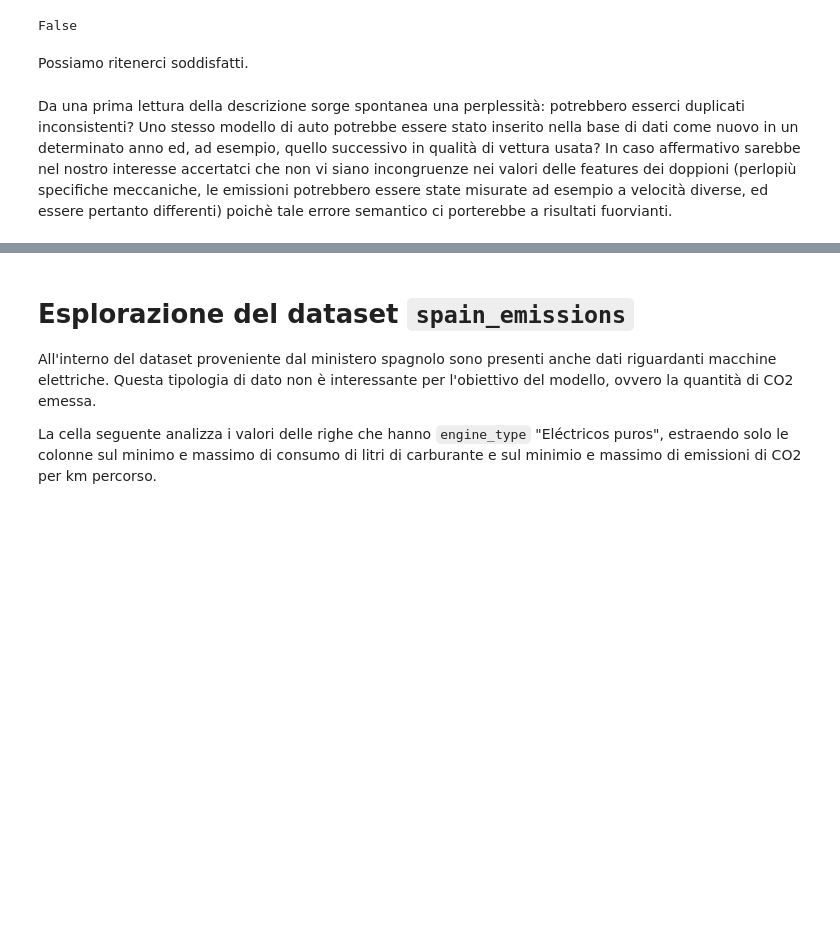
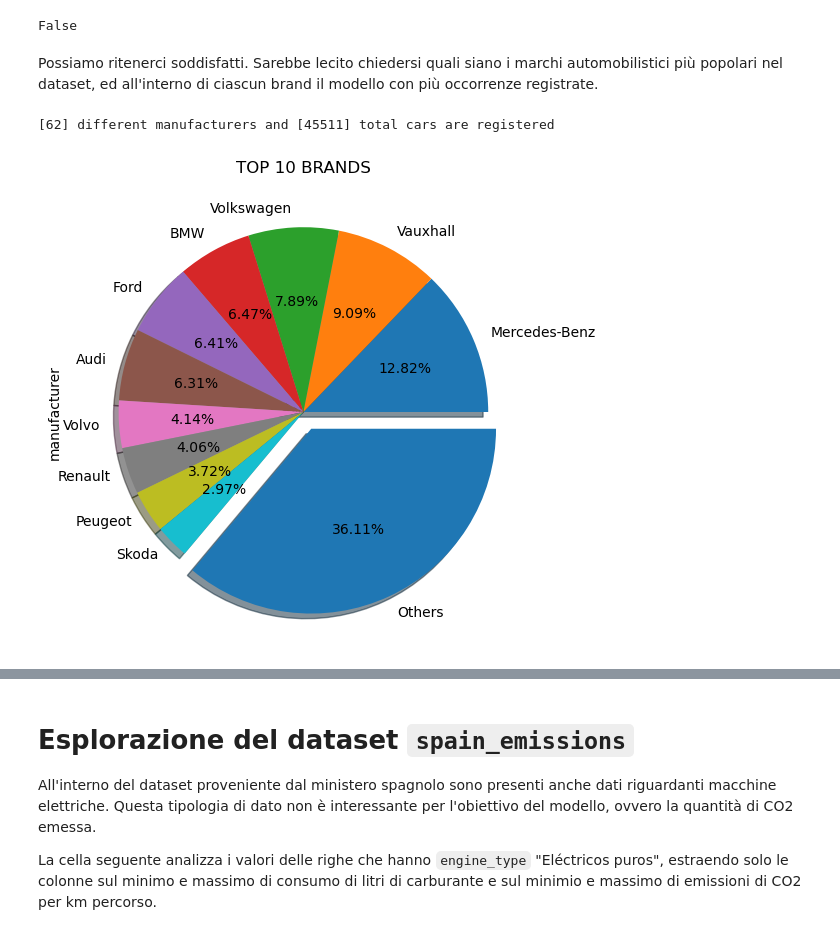
Before and after one commit to francesco-zatto/dia-project, a Jupyter notebook: car_emissions.ipynb, the cells around one changed output, grey strips where cells are left out. Drawn from its saved outputs; the diff is of its cells as text; code cells hidden in the pictures; blank space fills up the shorter version.

Commit message:
Added pie, bar and scatter plot

```diff
--- a/car_emissions.ipynb
+++ b/car_emissions.ipynb
@@ -120,5 +120,3 @@ Abbiamo appurato l'attendibilità della documentazione riguardo al valore degli
 used_cars_subset["fuel_type"].isin(["Petrol / E85 (Flex Fuel)"]).any()
 # %% [output]
 False
-# %% [markdown]
-Possiamo ritenerci soddisfatti.
@@ -138,2 +123,19 @@ Possiamo ritenerci soddisfatti.
-# %% [markdown]
-Da una prima lettura della descrizione sorge spontanea una perplessità: potrebbero esserci duplicati inconsistenti? Uno stesso modello di auto potrebbe essere stato inserito nella base di dati come nuovo in un determinato anno ed, ad esempio, quello successivo in qualità di vettura usata? In caso affermativo sarebbe nel nostro interesse accertatci che non vi siano incongruenze nei valori delle features dei doppioni (perlopiù specifiche meccaniche, le emissioni potrebbero essere state misurate ad esempio a velocità diverse, ed essere pertanto differenti) poichè tale errore semantico ci porterebbe a risultati fuorvianti.
+# %% [markdown]
+Possiamo ritenerci soddisfatti. Sarebbe lecito chiedersi quali siano i marchi automobilistici più popolari nel dataset, ed all'interno di ciascun brand il modello con più occorrenze registrate.
+# %%
+# n.b., i termini "manufacturer" e "brand" sono utilizzati come sinonimi
+print("[" + str(uk_emissions["manufacturer"].nunique()) \
+      + "] different manufacturers and ["               \
+      + str(uk_emissions["manufacturer"].count())       \
+      + "] total cars are registered")
+manufacturers = uk_emissions["manufacturer"].value_counts()
+majority_brands = manufacturers[:10]
+minority_brands = manufacturers[10:]
+# oppure raggruppando i brand che rappresentano meno del 5%
+# minority_brands_perc = manufacturers[manufacturers < uk_emissions["manufacturer"].count() * 5 / 100]
+majority_brands["Others"] = minority_brands.sum()
+my_explode = np.append(np.zeros(majority_brands.count() - 1), 0.1)
+majority_brands.plot.pie(title = "TOP 10 BRANDS", explode = my_explode, shadow = True, autopct = "%.2f%%", figsize=(6, 6));
+# %% [output]
+[62] different manufacturers and [45511] total cars are registered
+[figure, added]
```
Also changed, not shown: parts of 10 cells of this notebook.
